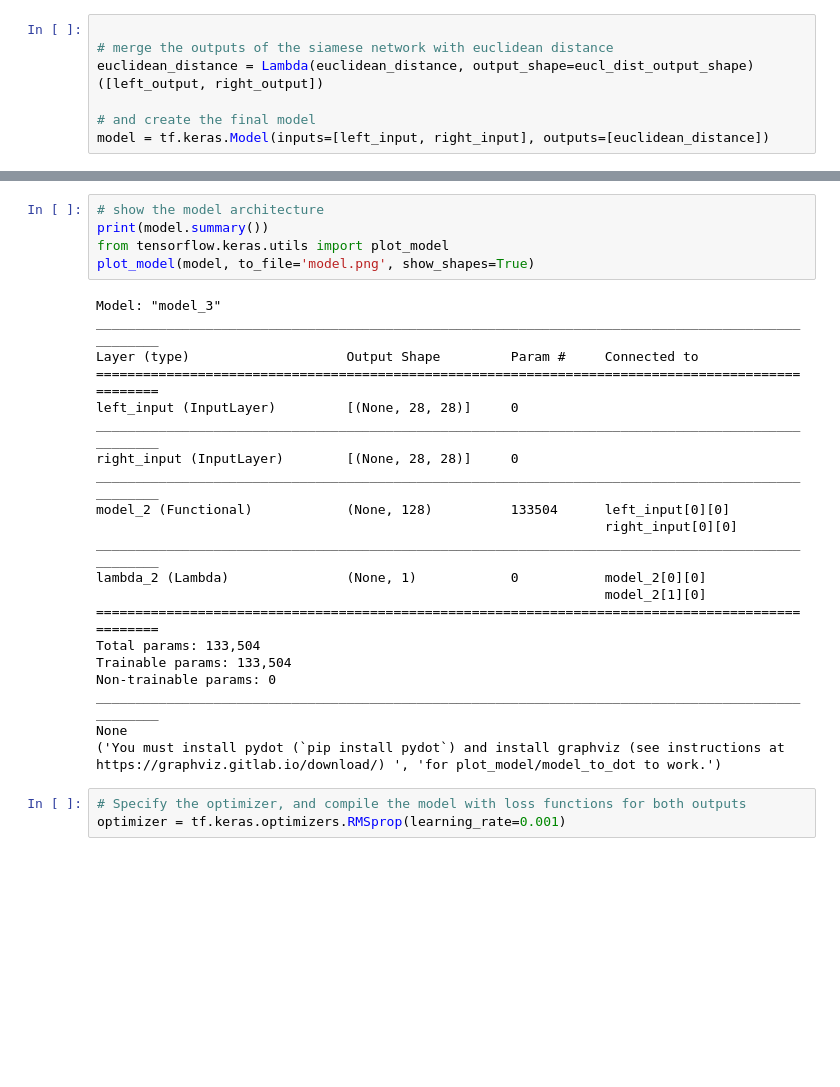
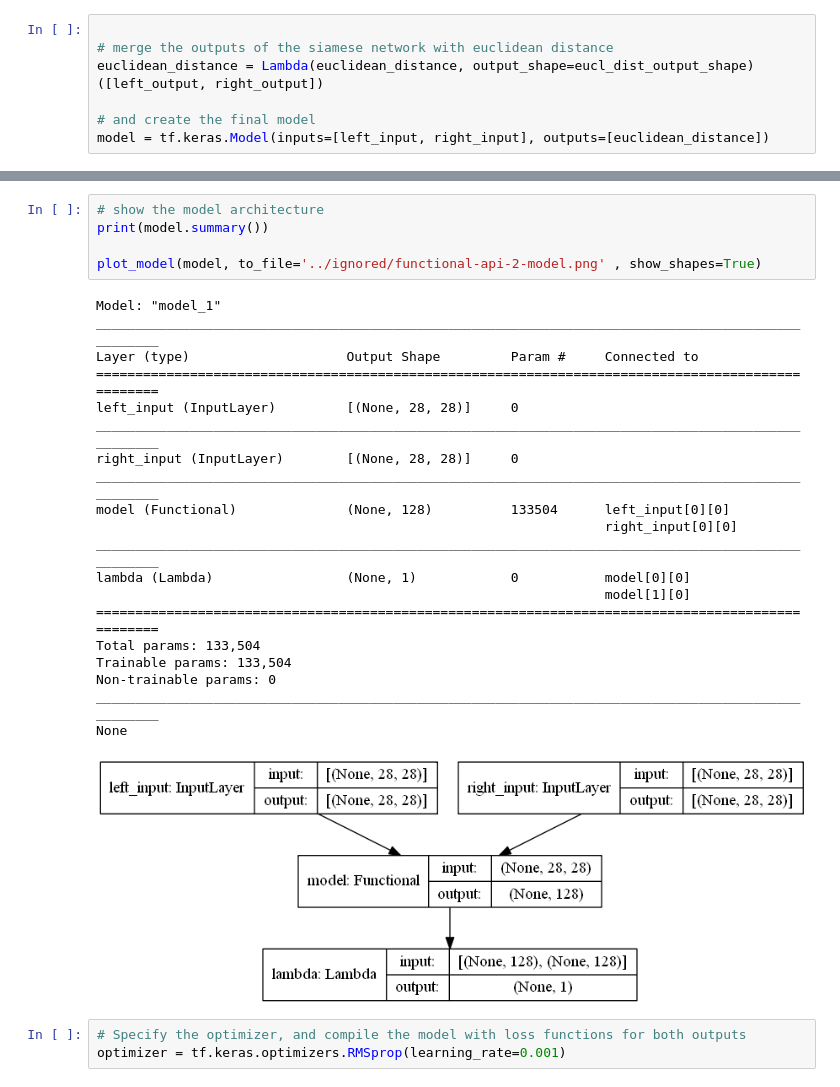
Before and after one commit to aim97/Neural-networks, a Jupyter notebook: Tensorflow/FunctionalAPI-2.ipynb, the cells around one changed output, grey strips where cells are left out. Drawn from its saved outputs; the diff is of its cells as text; blank space fills up the shorter version.

```diff
--- a/Tensorflow/FunctionalAPI-2.ipynb
+++ b/Tensorflow/FunctionalAPI-2.ipynb
@@ -252,29 +96,29 @@ None
 # %%
 # show the model architecture
 print(model.summary())
-from tensorflow.keras.utils import plot_model
-plot_model(model, to_file='model.png', show_shapes=True)
+
+plot_model(model, to_file='../ignored/functional-api-2-model.png' , show_shapes=True)
 # %% [output]
-Model: "model_3"
+Model: "model_1"
 __________________________________________________________________________________________________
 Layer (type)                    Output Shape         Param #     Connected to
 ==================================================================================================
 left_input (InputLayer)         [(None, 28, 28)]     0
 __________________________________________________________________________________________________
 right_input (InputLayer)        [(None, 28, 28)]     0
 __________________________________________________________________________________________________
-model_2 (Functional)            (None, 128)          133504      left_input[0][0]
+model (Functional)              (None, 128)          133504      left_input[0][0]
                                                                  right_input[0][0]
 __________________________________________________________________________________________________
-lambda_2 (Lambda)               (None, 1)            0           model_2[0][0]
-                                                                 model_2[1][0]
+lambda (Lambda)                 (None, 1)            0           model[0][0]
+                                                                 model[1][0]
 ==================================================================================================
 Total params: 133,504
 Trainable params: 133,504
 Non-trainable params: 0
 __________________________________________________________________________________________________
 None
-('You must install pydot (`pip install pydot`) and install graphviz (see instructions at https://graphviz.gitlab.io/download/) ', 'for plot_model/model_to_dot to work.')
+[figure, added]
 # %%
 # Specify the optimizer, and compile the model with loss functions for both outputs
 optimizer = tf.keras.optimizers.RMSprop(learning_rate=0.001)
```
Also changed, not shown: parts of 26 cells of this notebook, 1 other file.
